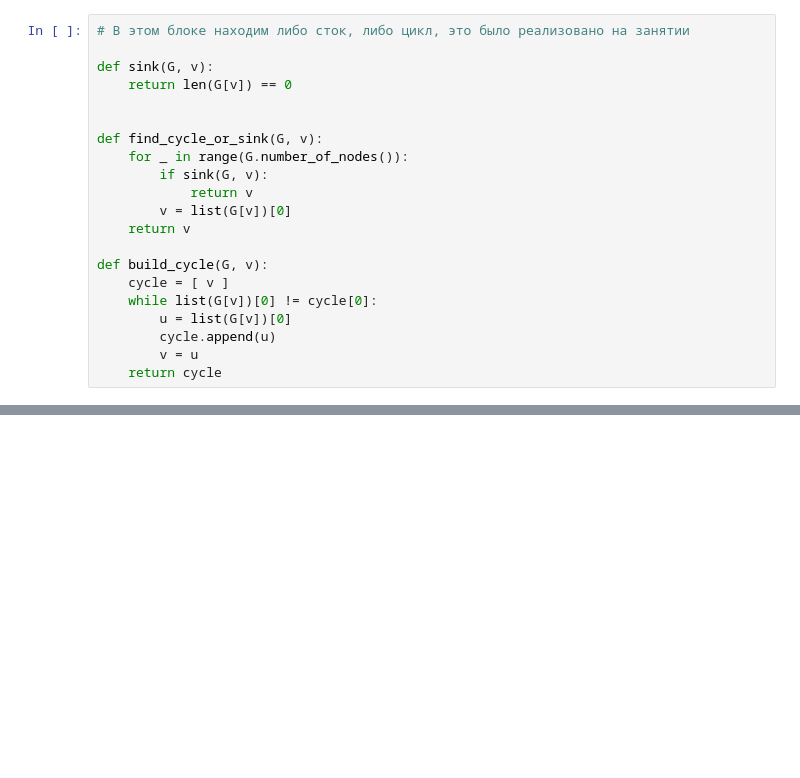
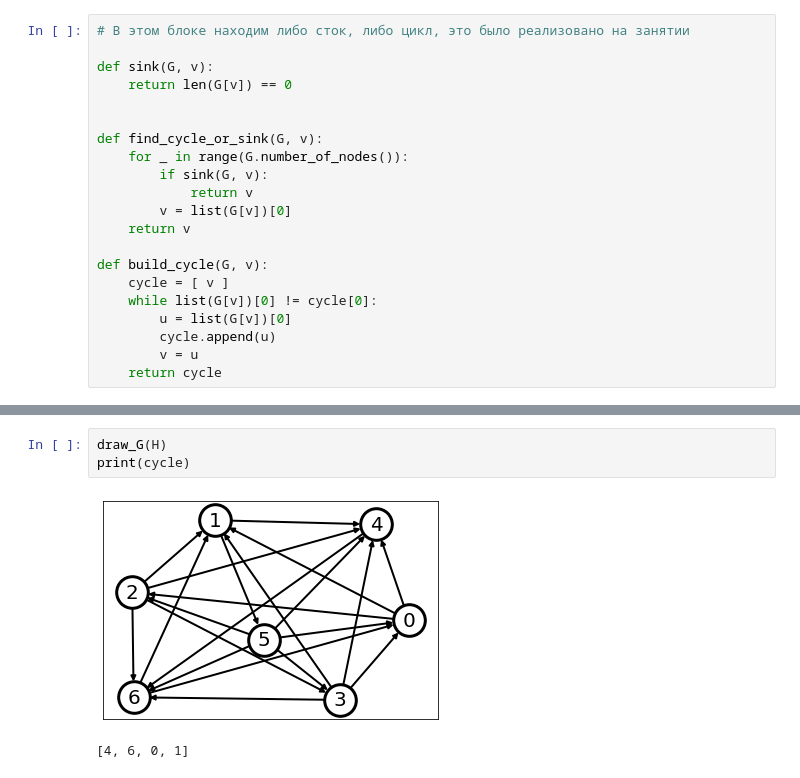
Before and after one commit to root-epifit/Graphs, a Jupyter notebook: Week_2/HW2/hw2-2.ipynb, the cells around one changed output, grey strips where cells are left out. Drawn from its saved outputs; the diff is of its cells as text; blank space fills up the shorter version.

```diff
--- a/Week_2/HW2/hw2-2.ipynb
+++ b/Week_2/HW2/hw2-2.ipynb
@@ -90,0 +118,6 @@ else:
+# %%
+draw_G(H)
+print(cycle)
+# %% [output]
+[figure, added]
+[4, 6, 0, 1]
```
Also changed, not shown: parts of 11 cells of this notebook.
